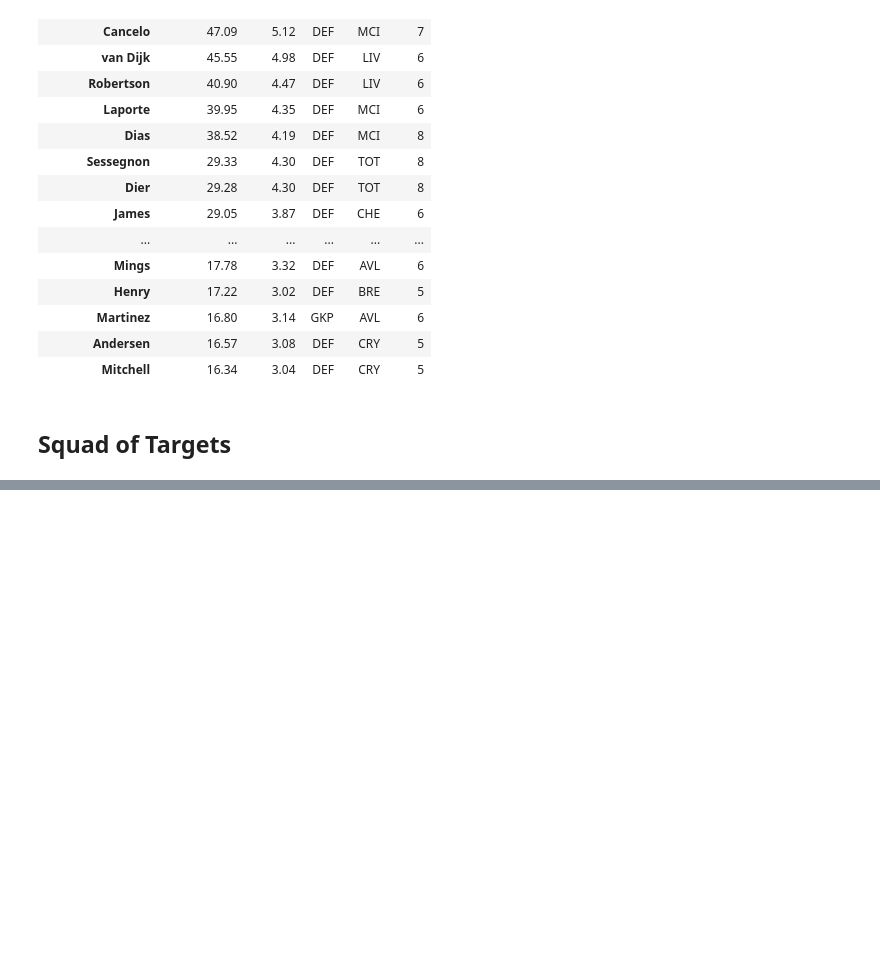
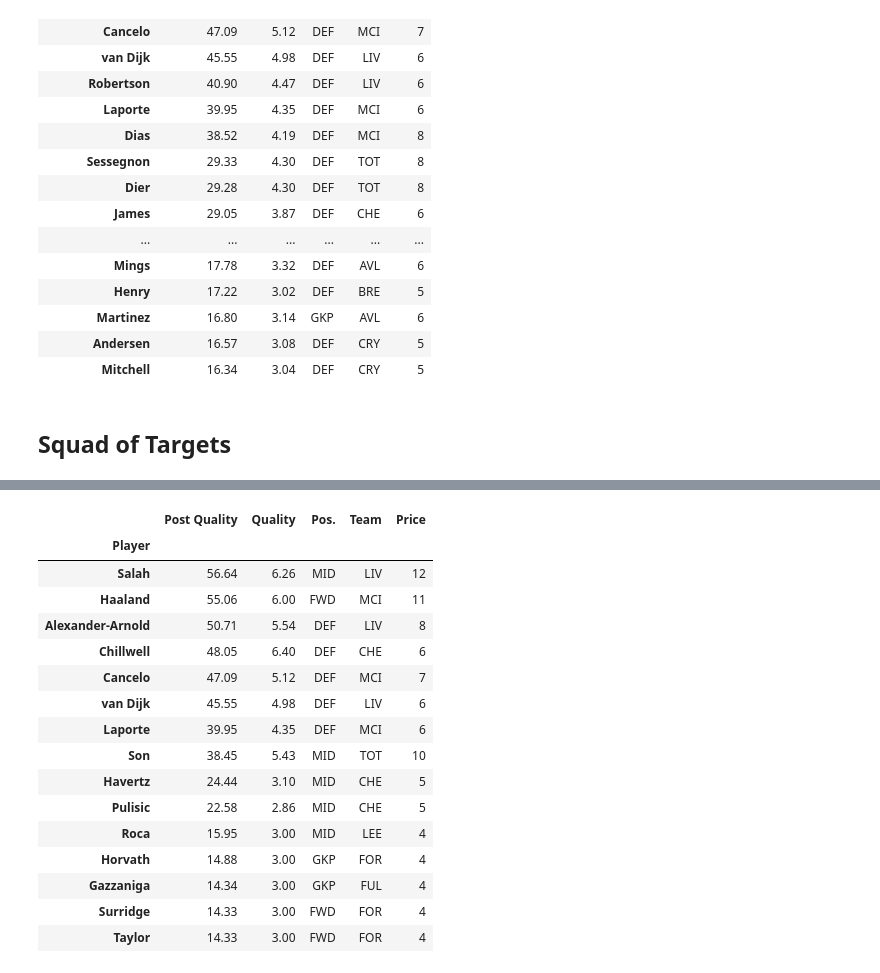
Before and after one commit to ivannoden/FPL, a Jupyter notebook: FPL_analysis.ipynb, the cells around one changed output, grey strips where cells are left out. Cells and saved outputs as stored; diff of their text form; code cells hidden in the pictures; blank space fills up the shorter version.

```diff
--- a/FPL_analysis.ipynb
+++ b/FPL_analysis.ipynb
@@ -165,0 +215,21 @@ targets_squad
+# %%
+pool = pd.concat([post_quality_players.head(20), bargains.loc[bargains["Price"] <= 5]])
+sg.gen_squad(pool, 4)
+# %% [output]
+|  | Post Quality | Quality | Pos. | Team | Price |
+| Player |  |  |  |  |  |
+| Salah | 56.64 | 6.26 | MID | LIV | 12 |
+| Haaland | 55.06 | 6.00 | FWD | MCI | 11 |
+| Alexander-Arnold | 50.71 | 5.54 | DEF | LIV | 8 |
+| Chillwell | 48.05 | 6.40 | DEF | CHE | 6 |
+| Cancelo | 47.09 | 5.12 | DEF | MCI | 7 |
+| van Dijk | 45.55 | 4.98 | DEF | LIV | 6 |
+| Laporte | 39.95 | 4.35 | DEF | MCI | 6 |
+| Son | 38.45 | 5.43 | MID | TOT | 10 |
+| Havertz | 24.44 | 3.10 | MID | CHE | 5 |
+| Pulisic | 22.58 | 2.86 | MID | CHE | 5 |
+| Roca | 15.95 | 3.00 | MID | LEE | 4 |
+| Horvath | 14.88 | 3.00 | GKP | FOR | 4 |
+| Gazzaniga | 14.34 | 3.00 | GKP | FUL | 4 |
+| Surridge | 14.33 | 3.00 | FWD | FOR | 4 |
+| Taylor | 14.33 | 3.00 | FWD | FOR | 4 |
```
Also changed, not shown: parts of 5 cells of this notebook, 3 other files.
